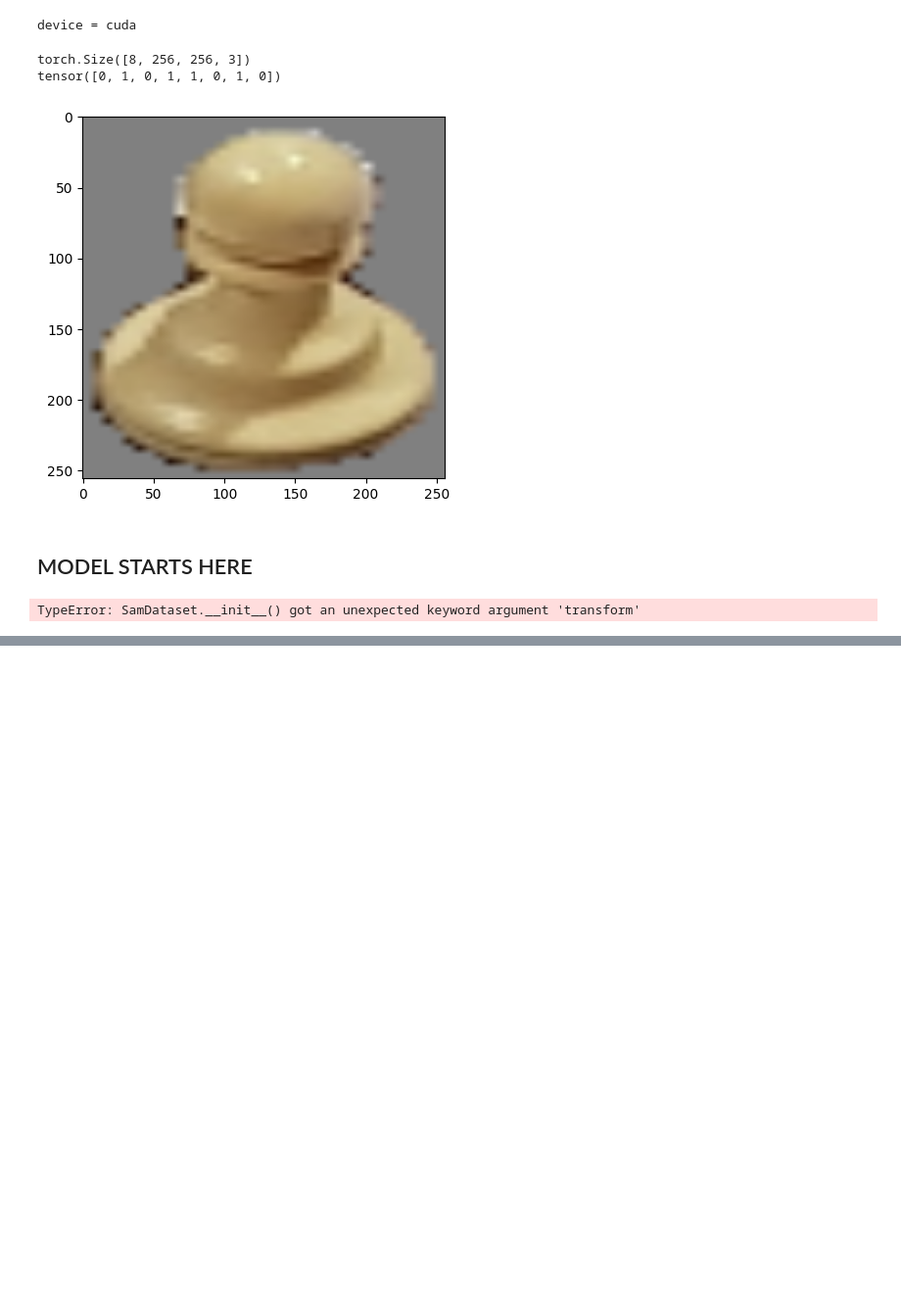
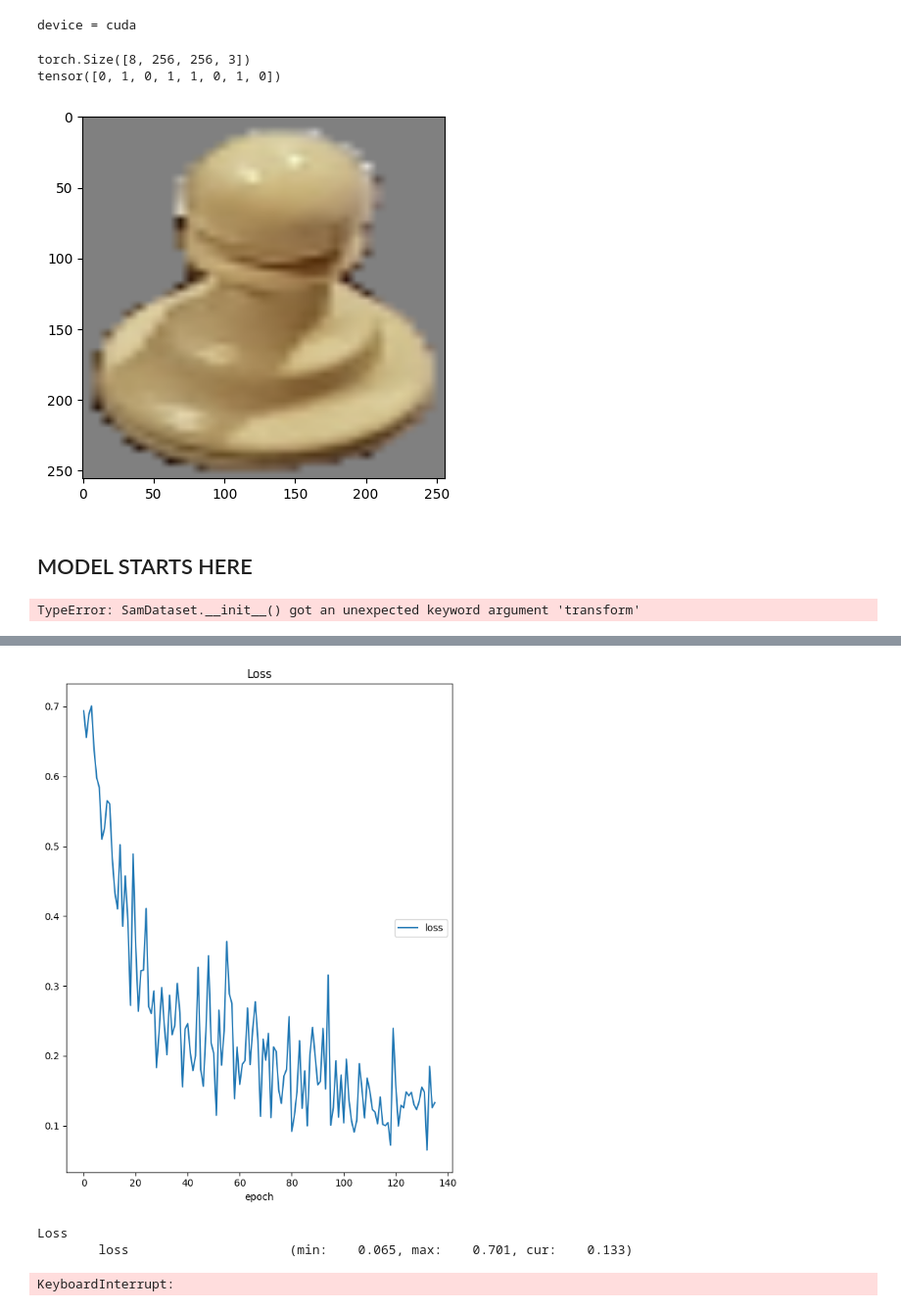
Before and after one commit to gtrocki/chess_detector, a Jupyter notebook: PawnBinary/PawnModel.ipynb, the cells around one changed output, grey strips where cells are left out. Shown at 98% size. Drawn from its saved outputs; the diff is of its cells as text; code cells hidden in the pictures; blank space fills up the shorter version.

```diff
--- a/PawnBinary/PawnModel.ipynb
+++ b/PawnBinary/PawnModel.ipynb
@@ -117,0 +138,21 @@ Loss
+# %%
+# LOADING CELL. DONT NEED IT EVERY TIME.
+# Define the file path for the saved checkpoint
+checkpoint_path = Path('C:', '\\', 'Users', 'michalro', 'chess_detector', 'chess_detector', 'PawnBinary', 'model_checkpoint.pth')
+
+# Load the checkpoint
+checkpoint = torch.load(checkpoint_path)
+
+# Initialize the model and optimizer
+# Assuming you have defined your model architecture and optimizer elsewhere
+resnet = resnet50(weights=ResNet50_Weights.DEFAULT).to(device)
+resnet.fc = nn.Linear(resnet.fc.in_features, num_classes).to(device)
+optimizer = optim.SGD(resnet2.parameters(), lr=lr, momentum=momentum)
+
+# Load the model and optimizer states from the checkpoint
+resnet.load_state_dict(checkpoint['model_state_dict'])
+optimizer.load_state_dict(checkpoint['optimizer_state_dict'])
+
+# Move the model and optimizer to the device (e.g., GPU) if you are using one
+device = torch.device('cuda' if torch.cuda.is_available() else 'cpu')
+resnet.to(device)
@@ -117,0 +177,26 @@ Loss
+# %%
+# Create the training loop for the model.
+
+# Define the number of epochs
+num_epochs = 20
+
+for epoch in range(num_epochs):
+    print(f'epoch number = {epoch}')
+    for data, labels in train_loader:
+        data, labels = data.to(device), labels.to(device).long()
+        data = transform(data).to(device)
+        optimizer2.zero_grad()
+        outputs = resnet2(data).to(device)
+        loss = criterion(outputs, labels)
+        loss.backward()
+        optimizer.step()
+
+        # stuff for plotting the loss.
+
+        liveloss.update({"loss": loss.item()})
+        liveloss.draw()
+# %% [output]
+[figure, added]
+Loss
+        loss                     (min:    0.065, max:    0.701, cur:    0.133)
+KeyboardInterrupt:
```
Also changed, not shown: parts of 6 cells of this notebook.
